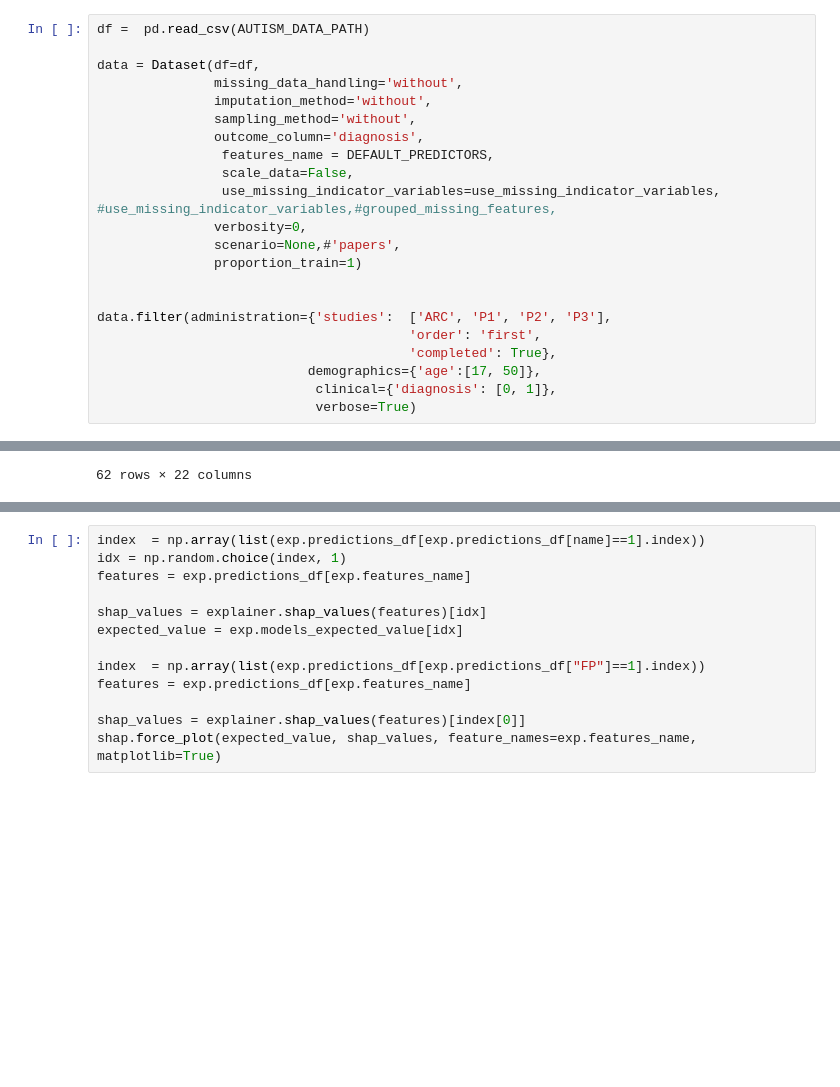
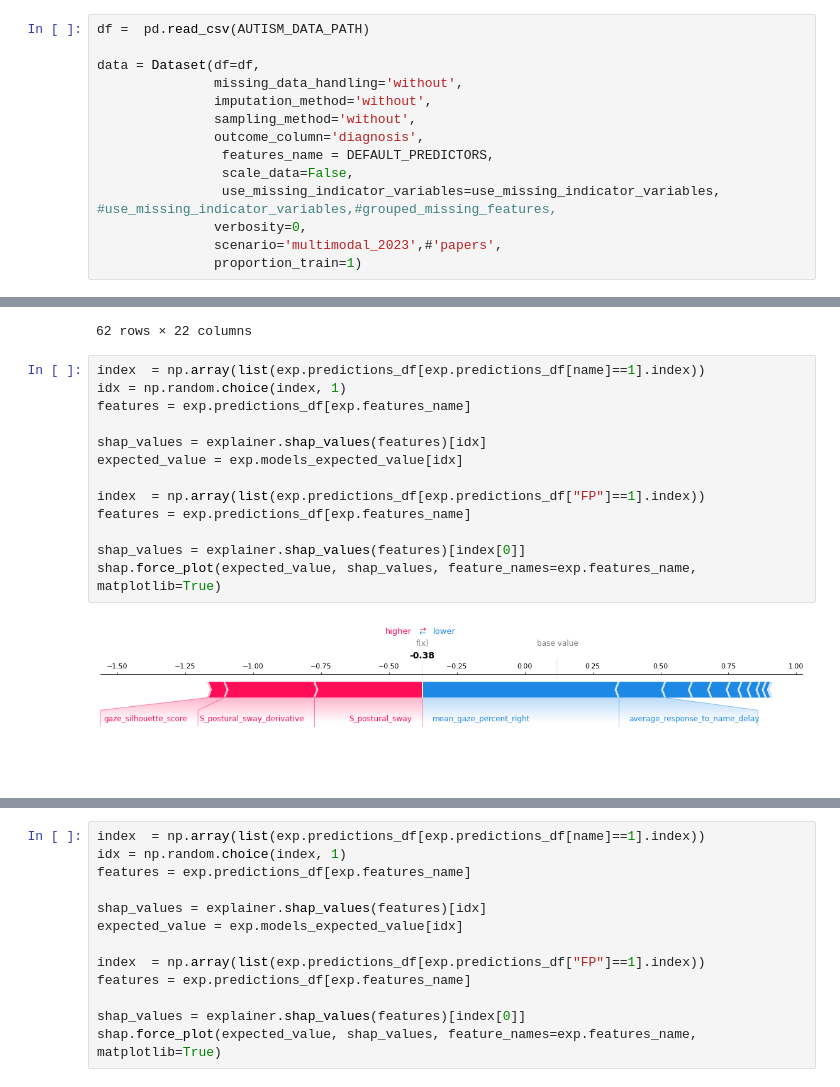
Before and after one commit to matiasdm/notes_on_stats, a Jupyter notebook: doc/notebooks/paper_performance.ipynb, the cells around one changed output, grey strips where cells are left out. Drawn from its saved outputs; the diff is of its cells as text; blank space fills up the shorter version.

```diff
--- a/doc/notebooks/paper_performance.ipynb
+++ b/doc/notebooks/paper_performance.ipynb
@@ -63,16 +61,8 @@ data = Dataset(df=df,
                 scale_data=False,
                 use_missing_indicator_variables=use_missing_indicator_variables, #use_missing_indicator_variables,#grouped_missing_features,
                verbosity=0,
-               scenario=None,#'papers',
+               scenario='multimodal_2023',#'papers',
                proportion_train=1)
-
-
-data.filter(administration={'studies':  ['ARC', 'P1', 'P2', 'P3'],
-                                        'order': 'first',
-                                        'completed': True},
-                           demographics={'age':[17, 50]},
-                            clinical={'diagnosis': [0, 1]},
-                            verbose=True)
 # %% [output]
 467 administrations left.
 |  | id |
@@ -183,3 +219,18 @@ exp.predictions_df[exp.predictions_df["FP"]==1]
 | 431 | 0.580025 | 0.423957 | 0.0 | 0.166833 | ... |
 | 452 | NaN | NaN | NaN | NaN | ... |
 62 rows × 22 columns
+# %%
+index  = np.array(list(exp.predictions_df[exp.predictions_df[name]==1].index))
+idx = np.random.choice(index, 1)
+features = exp.predictions_df[exp.features_name]
+
+shap_values = explainer.shap_values(features)[idx]
+expected_value = exp.models_expected_value[idx]
+
+index  = np.array(list(exp.predictions_df[exp.predictions_df["FP"]==1].index))
+features = exp.predictions_df[exp.features_name]
+
+shap_values = explainer.shap_values(features)[index[0]]
+shap.force_plot(expected_value, shap_values, feature_names=exp.features_name, matplotlib=True)
+# %% [output]
+[figure, added]
```
Also changed, not shown: parts of 20 cells of this notebook, 3 other files.
